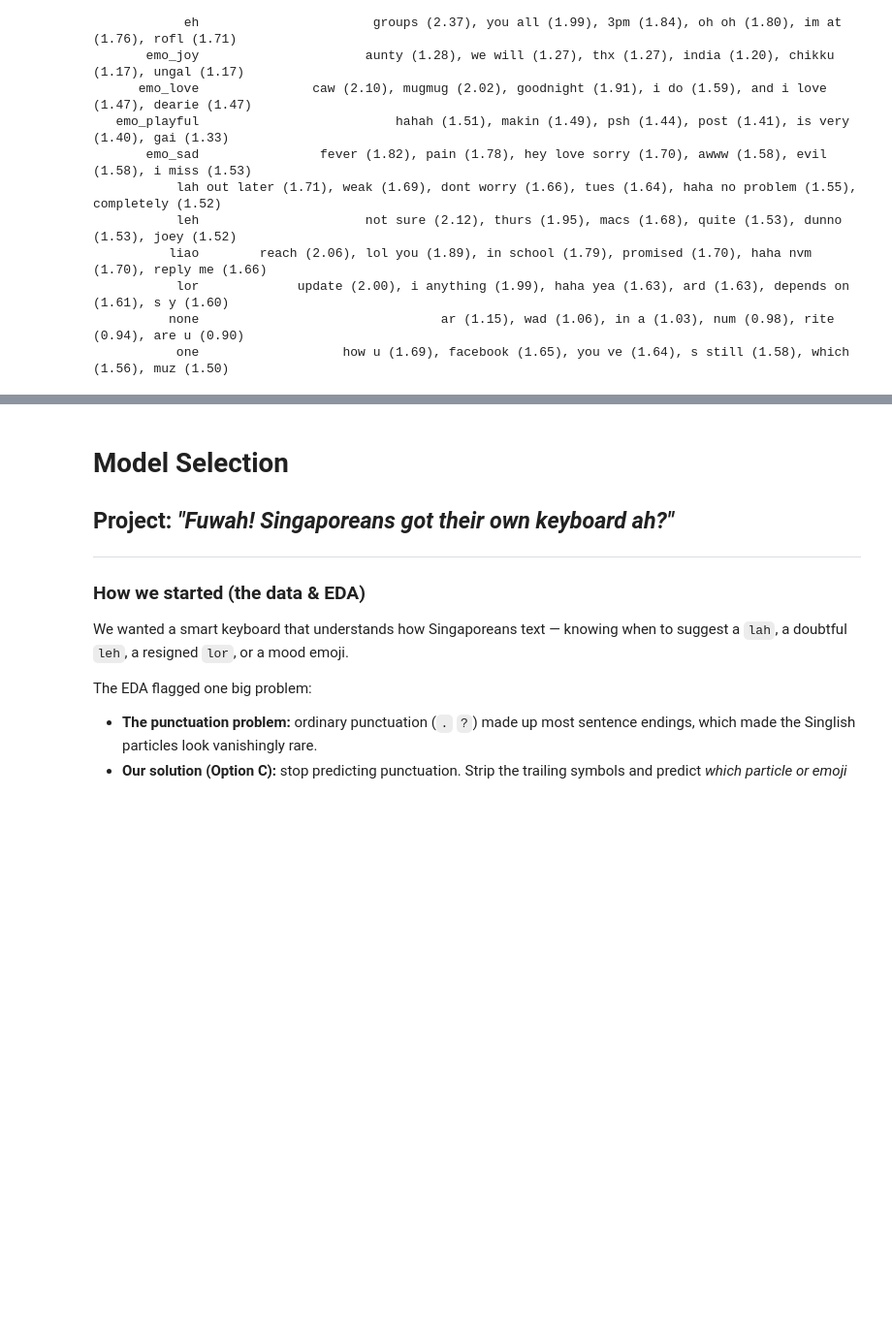
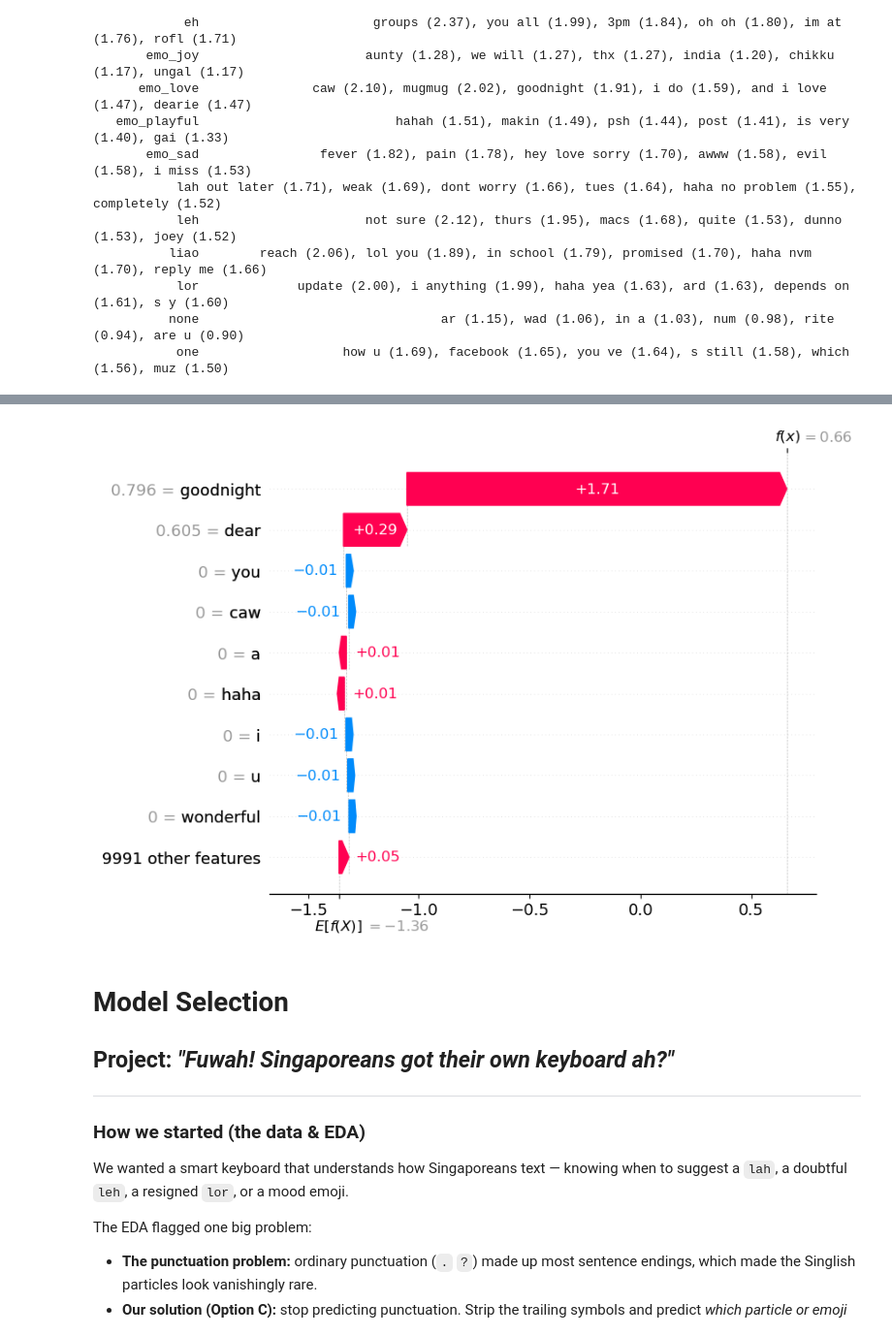
Before and after one commit to pugalendhij-dev/iti113_team16, a Jupyter notebook: notebooks/02_model_development_team16.ipynb, the cells around one changed output, grey strips where cells are left out. Shown at 97% size. Drawn from its saved outputs; the diff is of its cells as text; code cells hidden in the pictures; blank space fills up the shorter version.

```diff
--- a/notebooks/02_model_development_team16.ipynb
+++ b/notebooks/02_model_development_team16.ipynb
@@ -502,3 +654,15 @@ Marker / Class
+# %%
+# Optional: a SHAP force/waterfall plot for one example (nice screenshot)
+xrow = tfidf.transform(["goodnight dear"])
+sv_one = explainer(xrow)
+ci = class_names.index("emo_love")
+shap.plots.waterfall(shap.Explanation(
+    values=sv_one.values[0][:, ci],
+    base_values=sv_one.base_values[0][ci],
+    data=xrow.toarray()[0],
+    feature_names=feat_names), max_display=10, show=True)
+# %% [output]
+[figure, added]
 # %% [markdown]
 # Model Selection
 ## Project: *"Fuwah! Singaporeans got their own keyboard ah?"*
```
Also changed, not shown: parts of 5 cells of this notebook.
